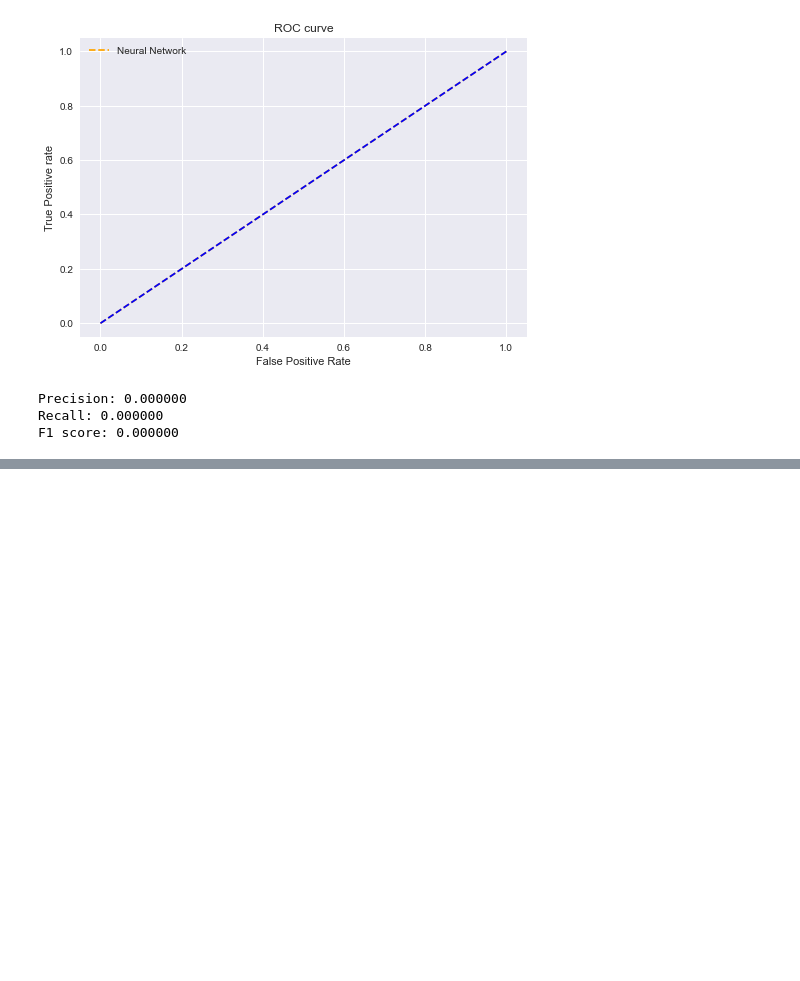
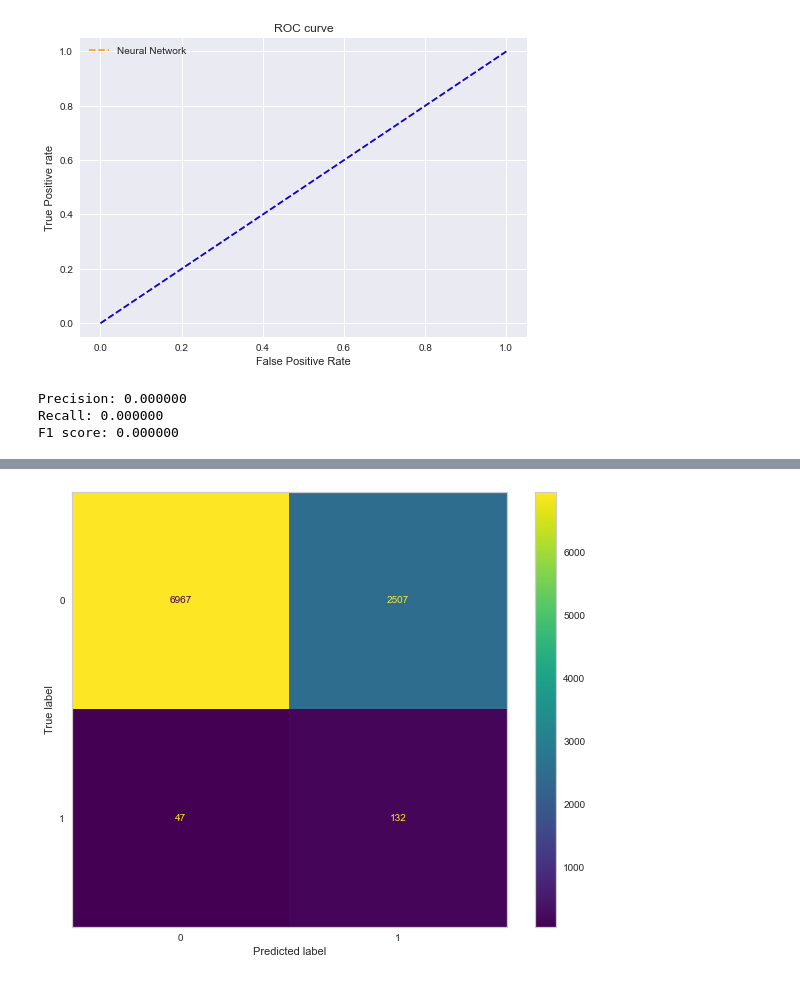
Before and after one commit to dvh549/Financial_Analytics, a Jupyter notebook: WOE_Notebook.ipynb, the cells around one changed output, grey strips where cells are left out. Saved outputs shown, nothing was run; the diff lists cells and outputs as text; code cells hidden in the pictures; blank space fills up the shorter version.

```diff
--- a/WOE_Notebook.ipynb
+++ b/WOE_Notebook.ipynb
@@ -362,0 +431,10 @@ F1 score: 0.000000
+# %%
+plt.rcParams["figure.figsize"] = (10,8)
+mat = confusion_matrix(y_test, lr_pred)
+cmd = ConfusionMatrixDisplay(mat)
+cmd.plot()
+plt.tick_params(axis = u'both', which = u'both', length = 0)
+plt.grid(b = None)
+plt.show()
+# %% [output]
+[figure, added]
```
Also changed, not shown: parts of 10 cells of this notebook.
